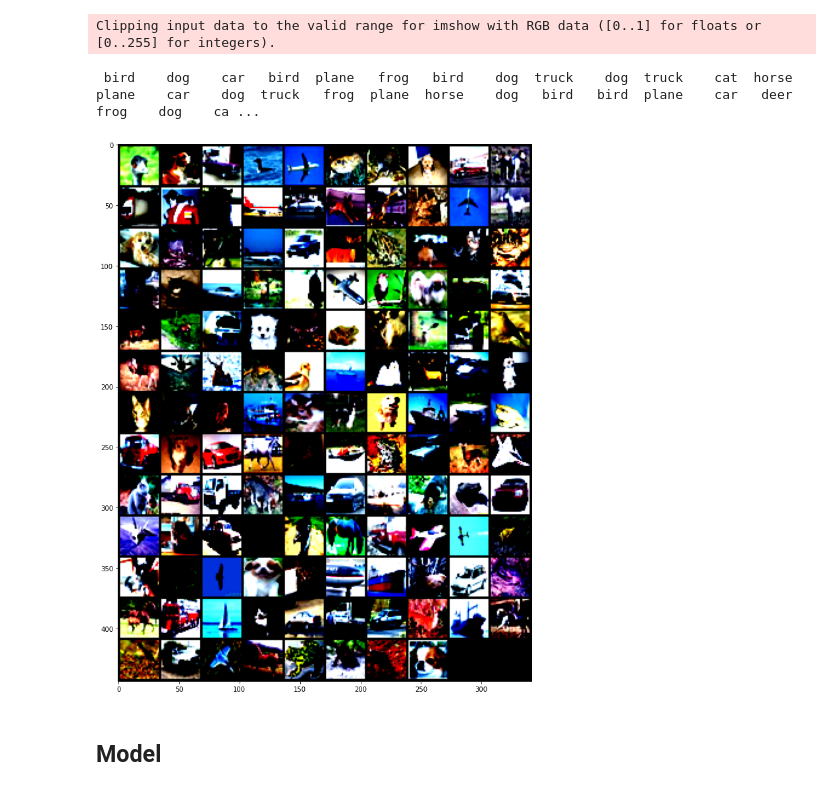
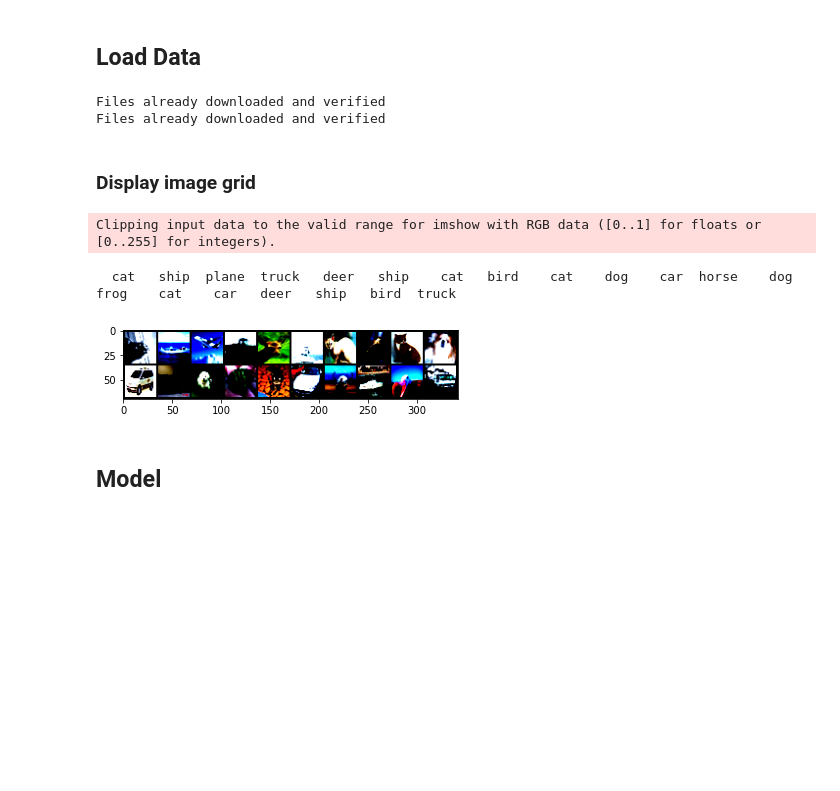
Before and after one commit to reubenwenisch/hello_pytorch, a Jupyter notebook: notebook.ipynb, the cells around one changed output. Cells and saved outputs as stored; diff of their text form; code cells hidden in the pictures; blank space fills up the shorter version.

```diff
--- a/notebook.ipynb
+++ b/notebook.ipynb
@@ -29,12 +36,15 @@ params = dict(
     A.RandomBrightnessContrast(p=0.2),
     A.Normalize()
     ],
-    batch_size = 128,
+    batch_size = 512,
+    split = 0.8,
     # optimizer = optim.SGD(),
     criterion = nn.CrossEntropyLoss(),
-    epochs = 4,
+    epochs = 10,
+    max_at_epoch = 5,
     writer = writer,
     freq = 999,
     lr = [0.01, 0.001],
     shuffle = [True, False]
 )
+device = torch.device('cuda:0' if torch.cuda.is_available() else 'cpu')
@@ -57,13 +51,35 @@ testloader = torch.utils.data.DataLoader(testset, batch_size=params['batch_size'
-# %%
-# get some random training images
-params['classes'] = trainset.classes
-dataiter = iter(trainloader)
-images, labels = dataiter.next()
-show_grid(images, labels)
-# %% [output]
-Clipping input data to the valid range for imshow with RGB data ([0..1] for floats or [0..255] for integers).
- bird    dog    car   bird  plane   frog   bird    dog  truck    dog  truck    cat  horse  plane    car    dog  truck   frog  plane  horse    dog   bird   bird  plane    car   deer   frog    dog    ca ...
-[figure, removed]
+# %% [markdown]
+## Load Data
+# %%
+transform = A.Compose(params['augmentation'])
+
+dataset = Cifar10Dataset(root='./data', train=True, download=True, transform=transform)
+train_set, val_set = torch.utils.data.random_split(dataset, [int(len(dataset)*params['split']), int(round(1.0-params['split'],2)*len(dataset))])
+
+testset = Cifar10Dataset(root='./data', train=False, download=True, transform=transform)
+
+trainloader = torch.utils.data.DataLoader(train_set, batch_size=params['batch_size'], shuffle=True, num_workers=2)
+valloader = torch.utils.data.DataLoader(val_set, batch_size=params['batch_size'], shuffle=True, num_workers=2)
+
+testloader = torch.utils.data.DataLoader(testset, batch_size=params['batch_size'], shuffle=False, num_workers=2)
+params['classes'] = dataset.classes
+# %% [output]
+Files already downloaded and verified
+Files already downloaded and verified
+# %% [markdown]
+### Display image grid
+# %%
+dataiter = iter(trainloader)
+images, labels = dataiter.next()
+grid = show_grid(images, labels, max = 20)
+# write to tensorboard
+# grid_rgb = np.transpose(grid, (1,2,0))
+writer.add_image('CIFAR10 data images', grid)
+# writer.close()
+# %% [output]
+Clipping input data to the valid range for imshow with RGB data ([0..1] for floats or [0..255] for integers).
+  cat   ship  plane  truck   deer   ship    cat   bird    cat    dog    car  horse    dog   frog    cat    car   deer   ship   bird  truck
+[figure, added]
 # %% [markdown]
 ## Model
 # %% [markdown]
```
Also changed, not shown: parts of 39 cells of this notebook, 4 other files.
